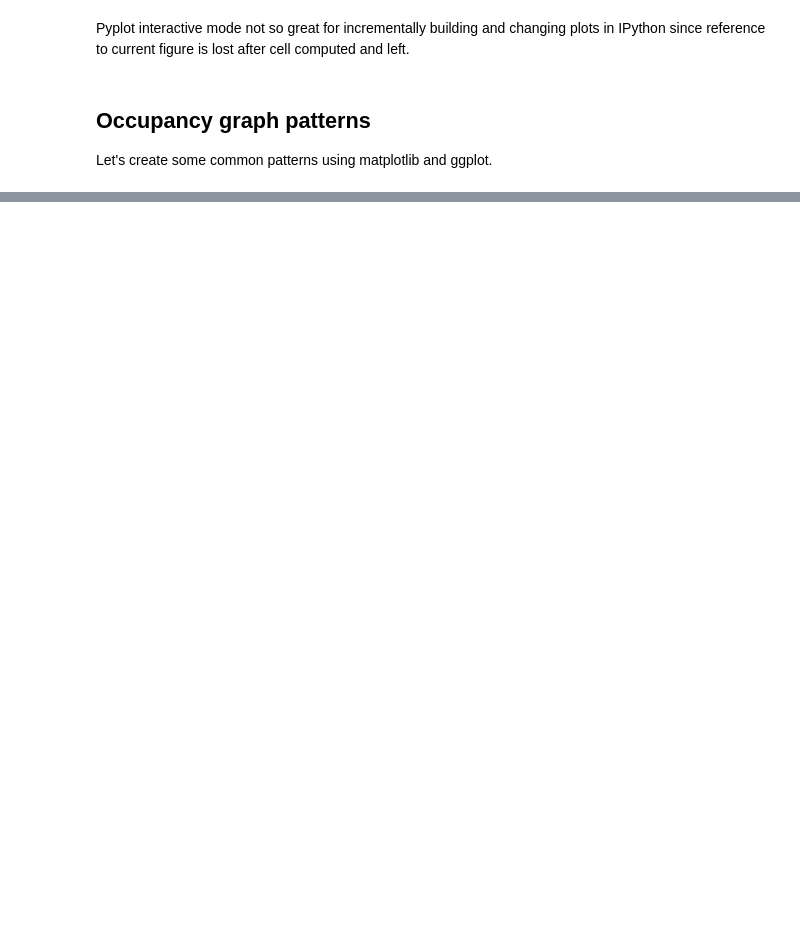
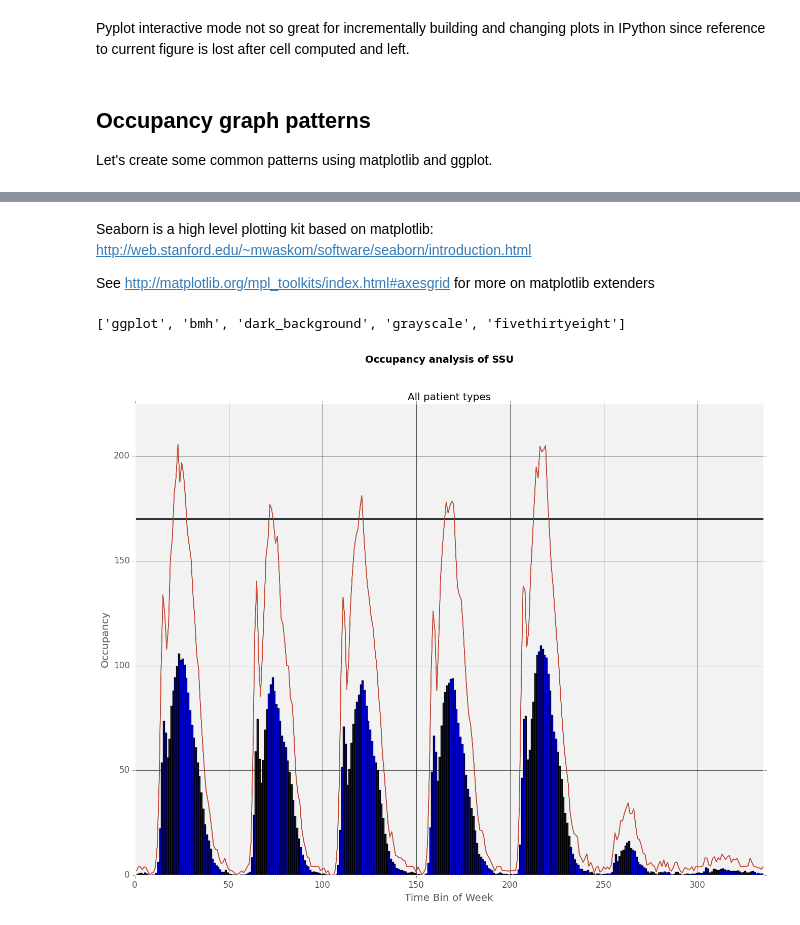
Before and after one commit to misken/hillmaker, a Jupyter notebook: hillmaker/hillpy_plotting_demo.ipynb, the cells around one changed output, grey strips where cells are left out. Saved outputs shown, nothing was run; the diff lists cells and outputs as text; code cells hidden in the pictures; blank space fills up the shorter version.

```diff
--- a/hillmaker/hillpy_plotting_demo.ipynb
+++ b/hillmaker/hillpy_plotting_demo.ipynb
@@ -205,5 +220,3 @@ range(1, 337)
-# %%
-mean_occ = total_df['mean']
 # %%
 mean_occ.head()
 # %% [output]
@@ -215,0 +246,8 @@ Name: mean, dtype: float64
+# %% [markdown]
+Seaborn is a high level plotting kit based on matplotlib: http://web.stanford.edu/~mwaskom/software/seaborn/introduction.html
+
+See http://matplotlib.org/mpl_toolkits/index.html#axesgrid for more on matplotlib extenders
+# %%
+print (plt.style.available)
+# %% [output]
+['ggplot', 'bmh', 'dark_background', 'grayscale', 'fivethirtyeight']
@@ -215,0 +256,27 @@ Name: mean, dtype: float64
+# %%
+ax1.bar(time_bins,mean_occ)
+
+# Some percentile and capacity as a line
+ax1.plot(time_bins,pctile_occ)
+ax1.plot(time_bins,capacity)
+
+# Set x-axis values
+ax1.set_xlim([0,335])
+
+# Set y-axis values
+ax1.set_ylim([0,225])
+
+# Add other chart elements
+#-------------------------
+
+# Set plot and axis titles
+fig1.suptitle('Occupancy analysis of SSU', fontsize=14, fontweight='bold')
+ax1.set_title('All patient types')
+ax1.set_xlabel('Time Bin of Week')
+ax1.set_ylabel('Occupancy')
+
+# Plot size
+fig1.set_size_inches(16,12)
+display(fig1)
+# %% [output]
+[figure, added]
```
Also changed, not shown: parts of 9 cells of this notebook.
